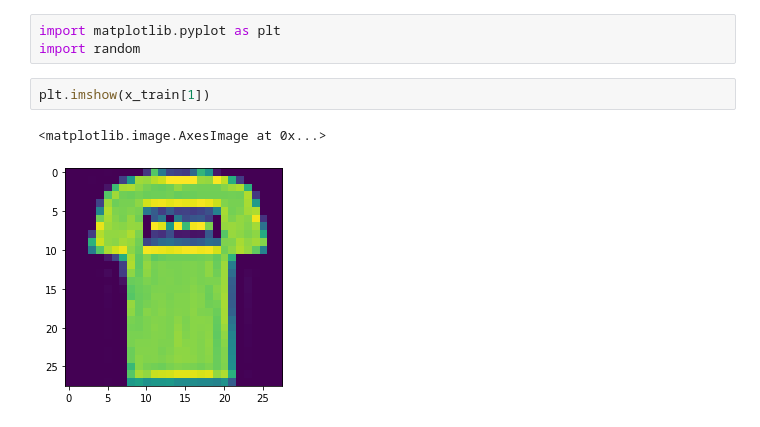
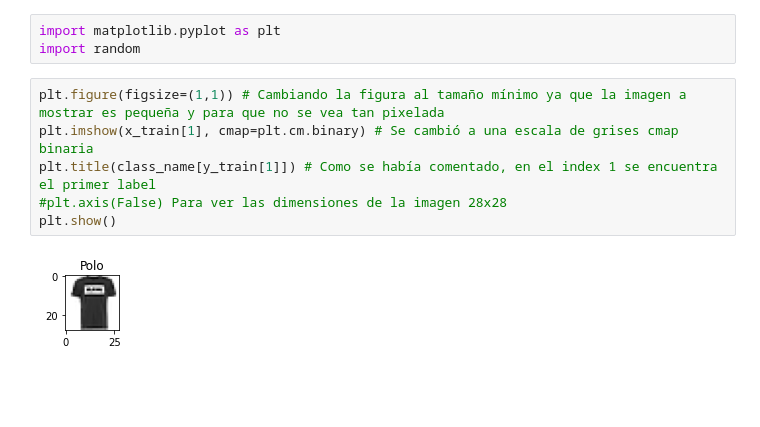
Before and after one commit to gabrieltorres519/Curso_ML_Python_Programador_IA, a Jupyter notebook: 8_Redes_Neuronales/2_NN_ClasificaciónMúltiple.ipynb, the cells around one changed output. Cells and saved outputs as stored; diff of their text form; blank space fills up the shorter version.

Commit message:
57) Reden Neuronales Clasificación: Ajustando parámetros del objeto plt y figure para mostrar mejor las prendas y adquirir 4 prendar aleatorias para mostrarlas con su respectivo label

```diff
--- a/8_Redes_Neuronales/2_NN_ClasificaciónMúltiple.ipynb
+++ b/8_Redes_Neuronales/2_NN_ClasificaciónMúltiple.ipynb
@@ -84,8 +84,11 @@ print(x_train[0]) # Valor, se trata de un array de arrays, 28 arrays con 28 elem
 # %%
 import matplotlib.pyplot as plt
 import random
-# %%
-plt.imshow(x_train[1])
-# %% [output]
-<matplotlib.image.AxesImage at 0x...>
-[figure, removed]
+# %%
+plt.figure(figsize=(1,1)) # Cambiando la figura al tamaño mínimo ya que la imagen a mostrar es pequeña y para que no se vea tan pixelada
+plt.imshow(x_train[1], cmap=plt.cm.binary) # Se cambió a una escala de grises cmap binaria
+plt.title(class_name[y_train[1]]) # Como se había comentado, en el index 1 se encuentra el primer label
+#plt.axis(False) Para ver las dimensiones de la imagen 28x28
+plt.show()
+# %% [output]
+[figure, added]
```
Also changed, not shown: parts of 3 cells of this notebook.
